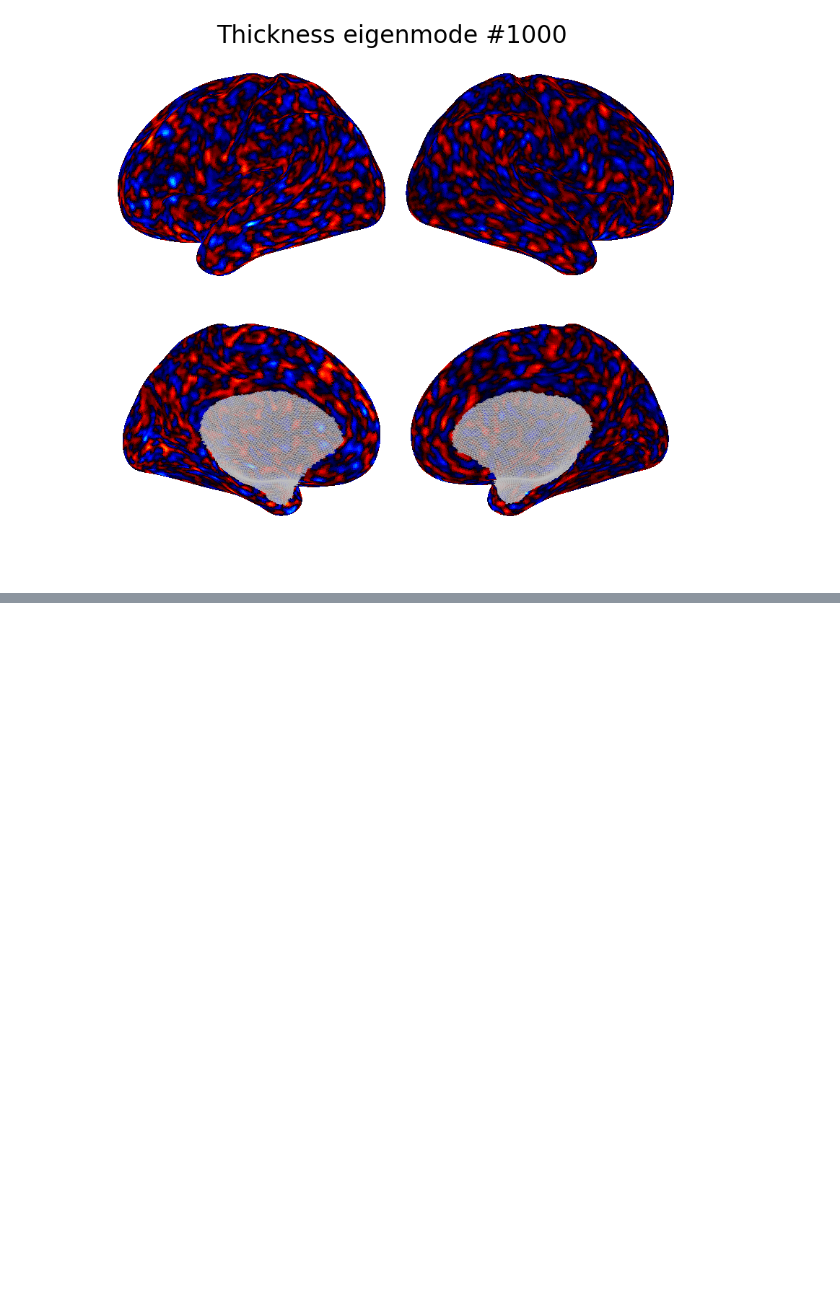
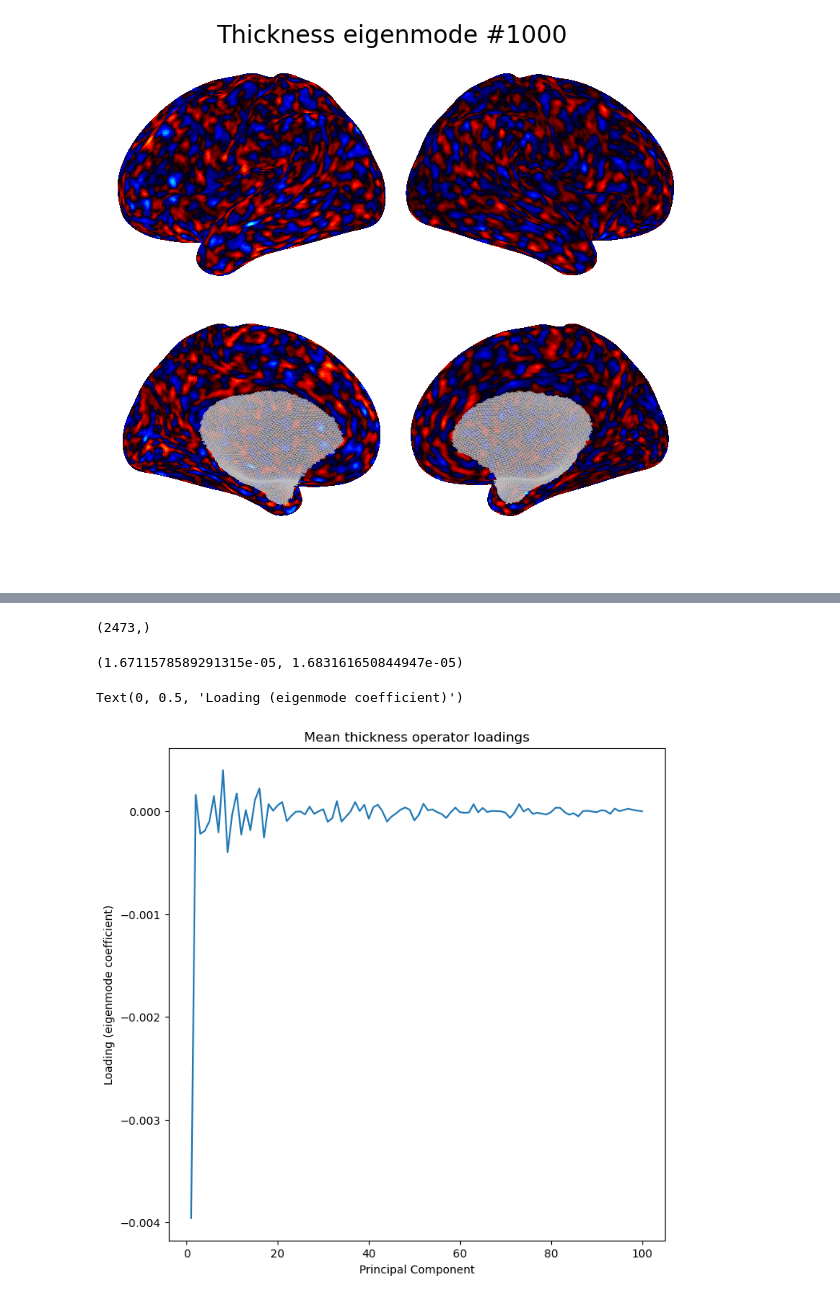
Before and after one commit to sina-mansour/normative_brain_charts, a Jupyter notebook: code/notebooks/04_normative_kernels/04_01_PCA_kernels/04_01_01_pca_thickness_kernels.ipynb, the cells around one changed output, grey strips where cells are left out. Cells and saved outputs as stored; diff of their text form; code cells hidden in the pictures; blank space fills up the shorter version.

Commit message:
added script to evaluate the energy distribution of mean thickness operator over the PCA kernels

```diff
--- a/code/notebooks/04_normative_kernels/04_01_PCA_kernels/04_01_01_pca_thickness_kernels.ipynb
+++ b/code/notebooks/04_normative_kernels/04_01_PCA_kernels/04_01_01_pca_thickness_kernels.ipynb
@@ -851,0 +860,33 @@ fig.show(renderer='notebook')
+# %%
+# define the mean thickness operation
+mean_thickness_vector = np.ones(thickness_pca.components_.shape[1])/thickness_pca.components_.shape[1]
+
+mean_thickness_vector_encoded = np.dot(thickness_pca.components_, mean_thickness_vector,)
+# %%
+mean_thickness_vector_encoded.shape
+# %% [output]
+(2473,)
+# %%
+# check validity by comparison of signal energy
+np.power(mean_thickness_vector_encoded, 2).sum(), np.power(mean_thickness_vector, 2).sum()
+# %% [output]
+(1.6711578589291315e-05, 1.683161650844947e-05)
+# %%
+fig, axes = plt.subplots(1, 1, figsize=(8, 8))
+
+# number of components to visualize
+n_components = 100
+
+axes.plot(
+    np.arange(n_components) + 1,
+    mean_thickness_vector_encoded[:n_components],
+)
+
+axes.set_title('Mean thickness operator loadings')
+axes.set_xlabel('Principal Component')
+axes.set_ylabel('Loading (eigenmode coefficient)')
+
+# axes.set_yscale('log')
+# %% [output]
+Text(0, 0.5, 'Loading (eigenmode coefficient)')
+[figure, added]
```
Also changed, not shown: parts of 4 cells of this notebook.
